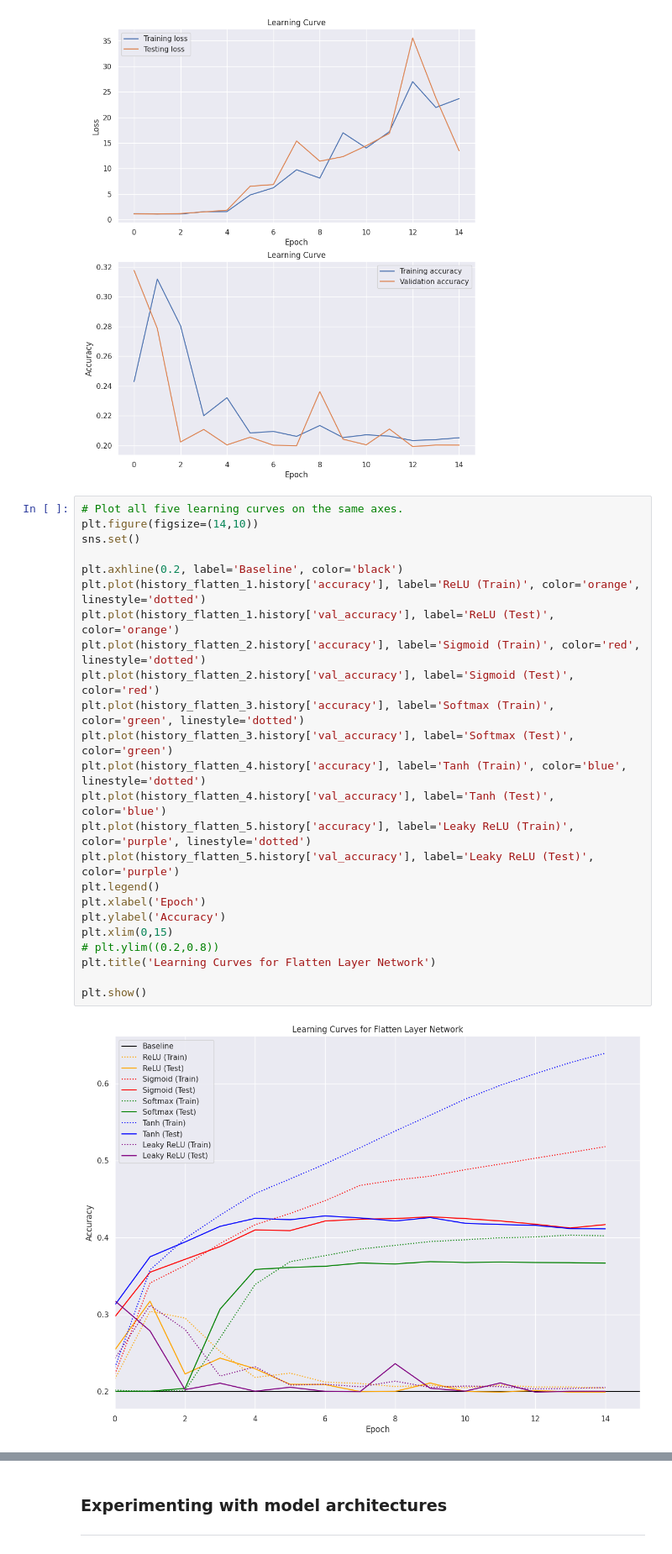
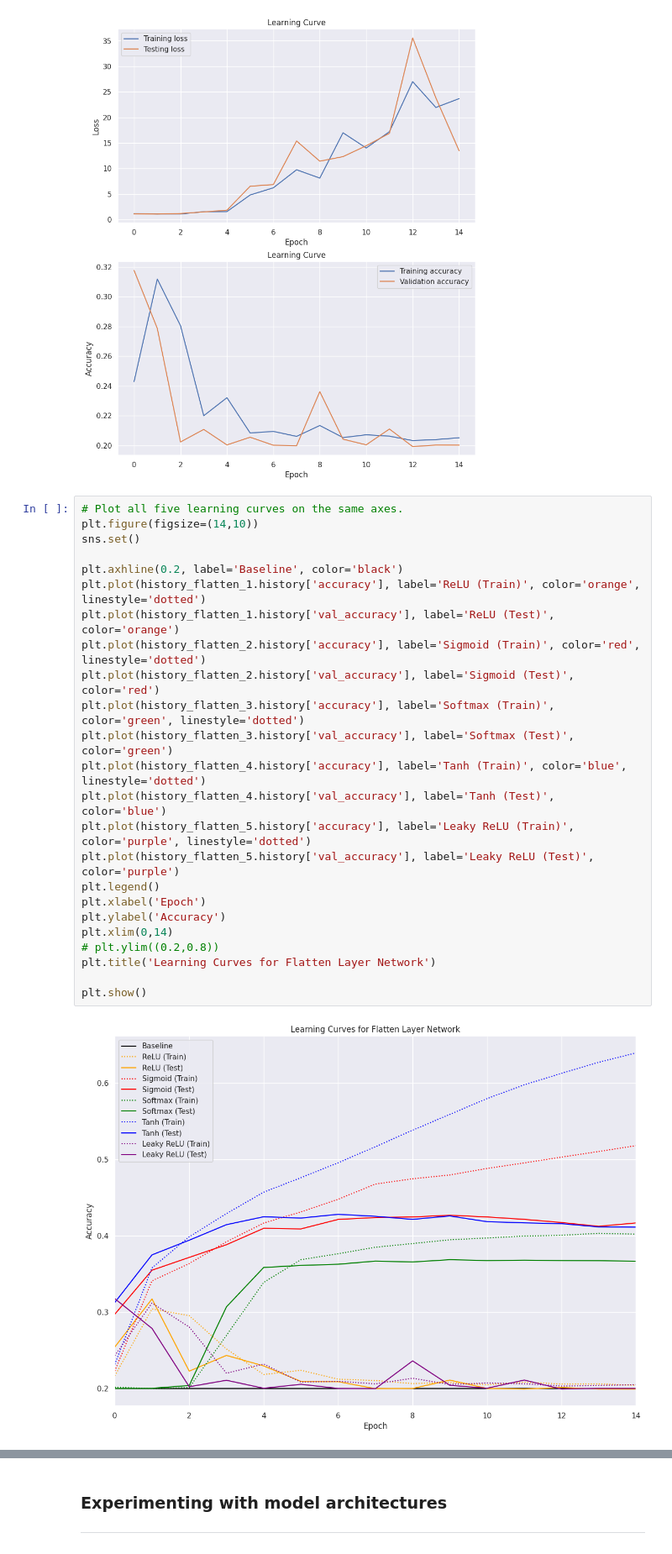
Before and after one commit to AmeerAliSaleem/MA4J5_Project, a Jupyter notebook: Ameer_Ali_Saleem_MA4J5_Main_Project.ipynb, the cells around one changed output, grey strips where cells are left out. Shown at 84% size. Cells and saved outputs as stored; diff of their text form.

```diff
--- a/Ameer_Ali_Saleem_MA4J5_Main_Project.ipynb
+++ b/Ameer_Ali_Saleem_MA4J5_Main_Project.ipynb
@@ -569,26 +569,26 @@ Epoch 15/15
 # %%
 # Plot all five learning curves on the same axes.
 plt.figure(figsize=(14,10))
 sns.set()
 
 plt.axhline(0.2, label='Baseline', color='black')
 plt.plot(history_flatten_1.history['accuracy'], label='ReLU (Train)', color='orange', linestyle='dotted')
 plt.plot(history_flatten_1.history['val_accuracy'], label='ReLU (Test)', color='orange')
 plt.plot(history_flatten_2.history['accuracy'], label='Sigmoid (Train)', color='red', linestyle='dotted')
 plt.plot(history_flatten_2.history['val_accuracy'], label='Sigmoid (Test)', color='red')
 plt.plot(history_flatten_3.history['accuracy'], label='Softmax (Train)', color='green', linestyle='dotted')
 plt.plot(history_flatten_3.history['val_accuracy'], label='Softmax (Test)', color='green')
 plt.plot(history_flatten_4.history['accuracy'], label='Tanh (Train)', color='blue', linestyle='dotted')
 plt.plot(history_flatten_4.history['val_accuracy'], label='Tanh (Test)', color='blue')
 plt.plot(history_flatten_5.history['accuracy'], label='Leaky ReLU (Train)', color='purple', linestyle='dotted')
 plt.plot(history_flatten_5.history['val_accuracy'], label='Leaky ReLU (Test)', color='purple')
 plt.legend()
 plt.xlabel('Epoch')
 plt.ylabel('Accuracy')
-plt.xlim(0,15)
+plt.xlim(0,14)
 # plt.ylim((0.2,0.8))
 plt.title('Learning Curves for Flatten Layer Network')
 
 plt.show()
 # %% [output]
-[figure, old version]
+[figure, new version]
```
Also changed, not shown: parts of 26 cells of this notebook.
